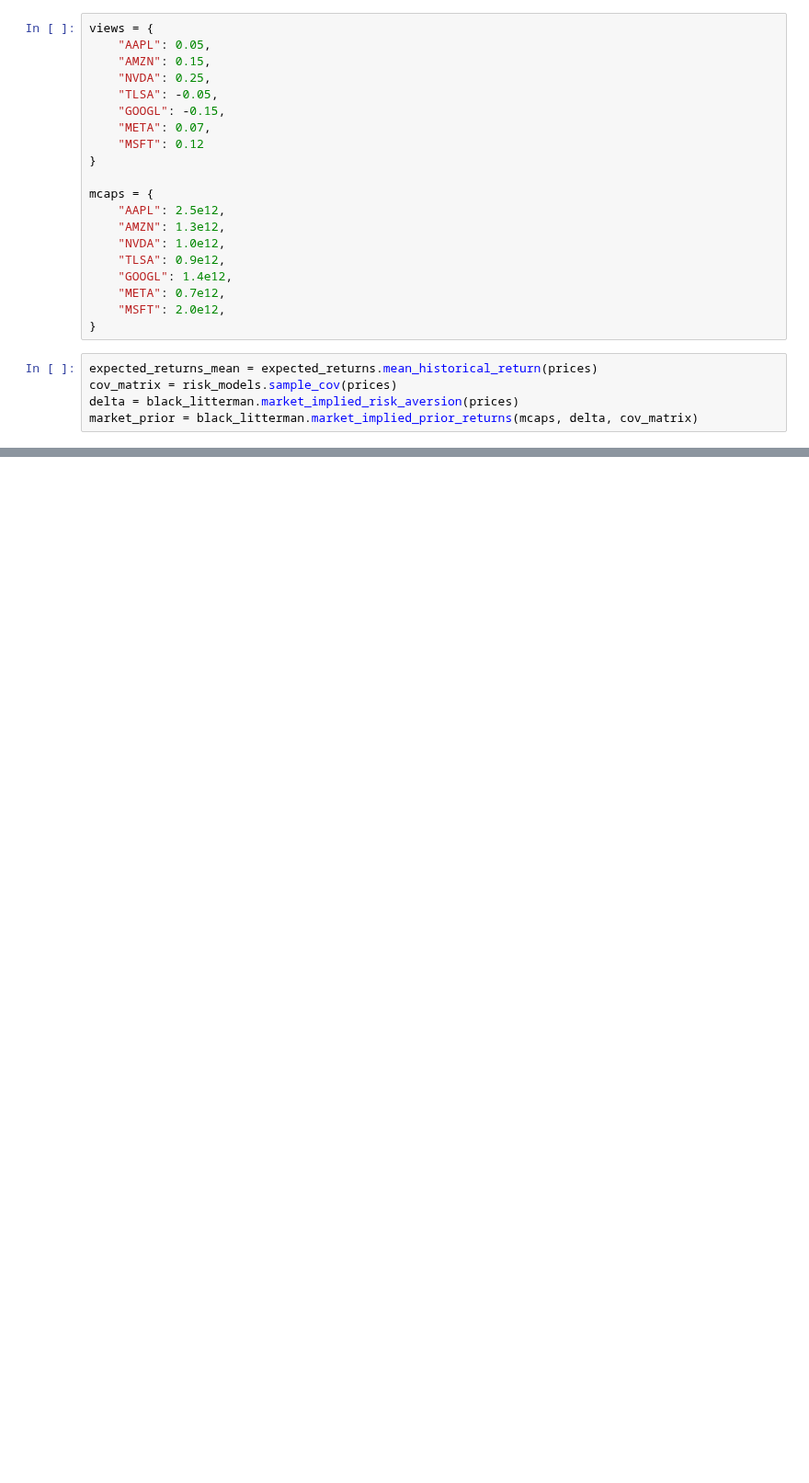
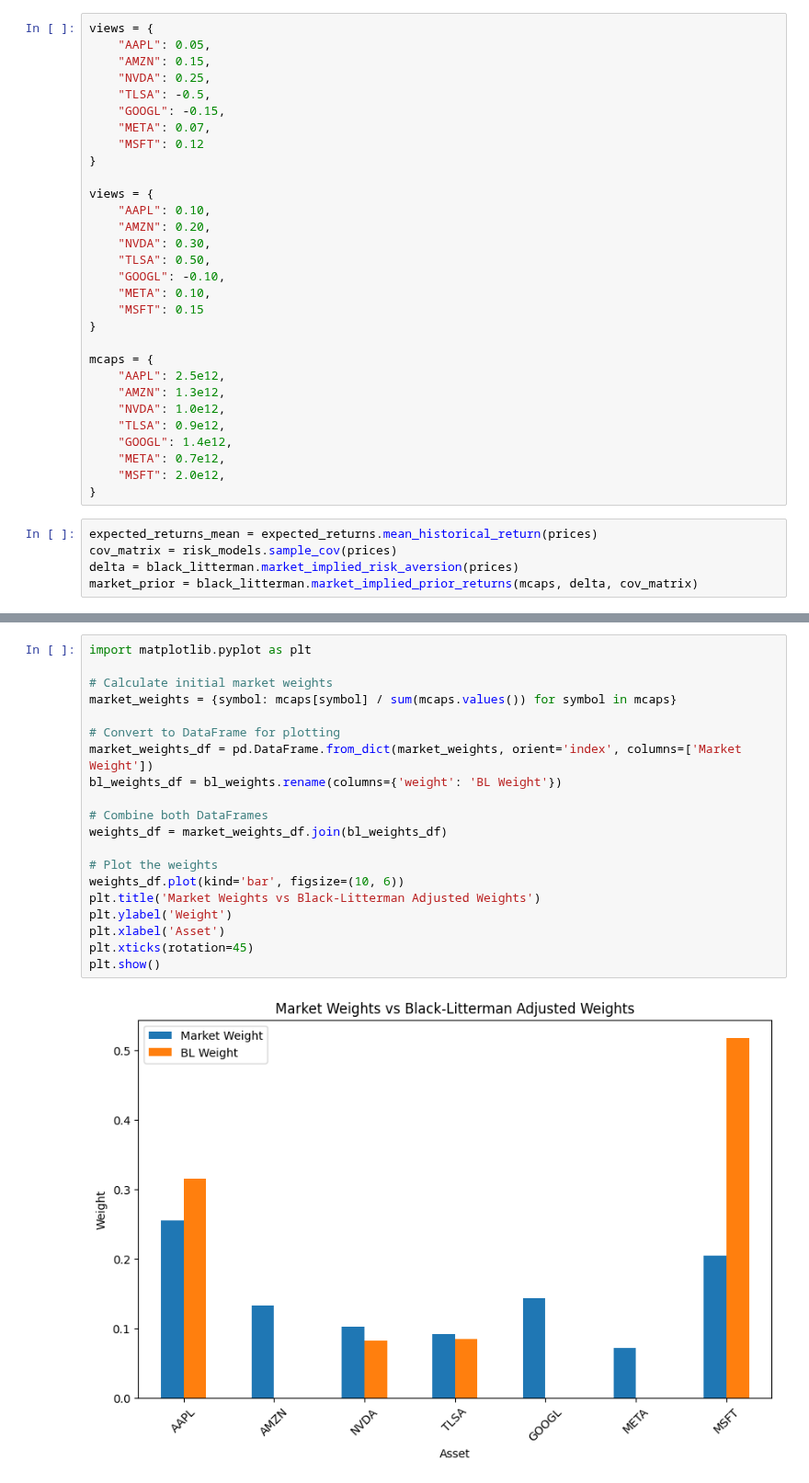
Before and after one commit to baslia/quant_analysis, a Jupyter notebook: optimization/black litterman.ipynb, the cells around one changed output, grey strips where cells are left out. Shown at 92% size. Drawn from its saved outputs; the diff is of its cells as text; blank space fills up the shorter version.

```diff
--- a/optimization/black litterman.ipynb
+++ b/optimization/black litterman.ipynb
@@ -27,10 +27,20 @@ views = {
     "AAPL": 0.05,
     "AMZN": 0.15,
     "NVDA": 0.25,
-    "TLSA": -0.05,
+    "TLSA": -0.5,
     "GOOGL": -0.15,
     "META": 0.07,
     "MSFT": 0.12
+}
+
+views = {
+    "AAPL": 0.10,
+    "AMZN": 0.20,
+    "NVDA": 0.30,
+    "TLSA": 0.50,
+    "GOOGL": -0.10,
+    "META": 0.10,
+    "MSFT": 0.15
 }
 
 mcaps = {
@@ -66,0 +91,22 @@ performance = ef.portfolio_performance(verbose=True)
+# %%
+import matplotlib.pyplot as plt
+
+# Calculate initial market weights
+market_weights = {symbol: mcaps[symbol] / sum(mcaps.values()) for symbol in mcaps}
+
+# Convert to DataFrame for plotting
+market_weights_df = pd.DataFrame.from_dict(market_weights, orient='index', columns=['Market Weight'])
+bl_weights_df = bl_weights.rename(columns={'weight': 'BL Weight'})
+
+# Combine both DataFrames
+weights_df = market_weights_df.join(bl_weights_df)
+
+# Plot the weights
+weights_df.plot(kind='bar', figsize=(10, 6))
+plt.title('Market Weights vs Black-Litterman Adjusted Weights')
+plt.ylabel('Weight')
+plt.xlabel('Asset')
+plt.xticks(rotation=45)
+plt.show()
+# %% [output]
+[figure, added]
```
Also changed, not shown: parts of 6 cells of this notebook.
